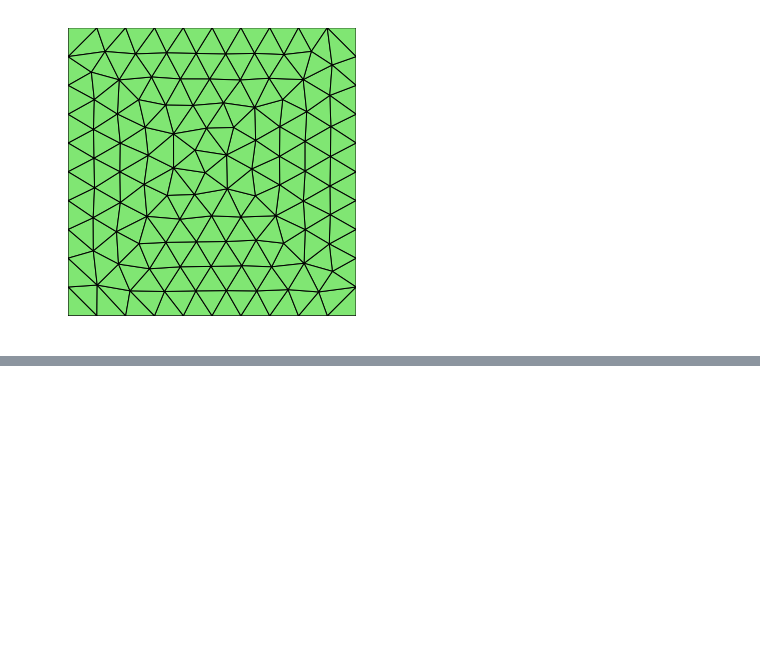
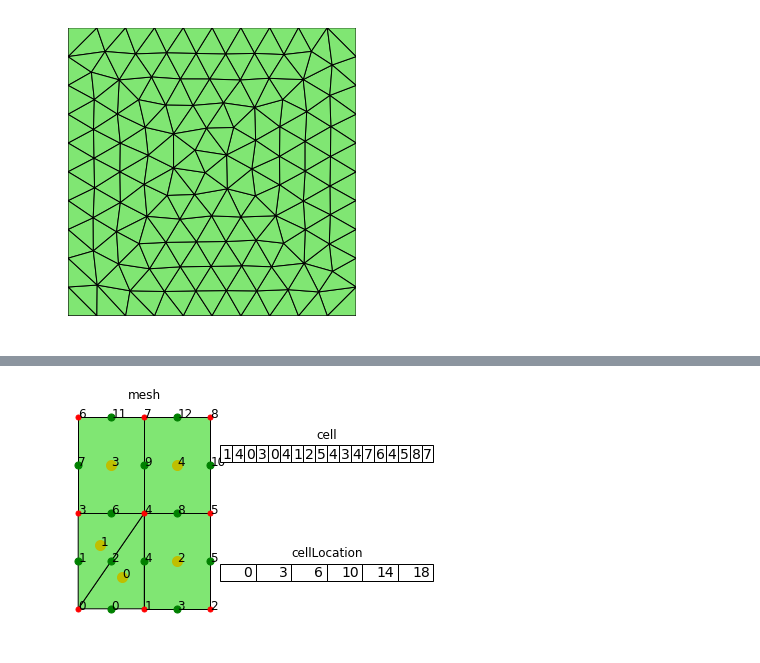
Before and after one commit to weihuayi/fealpy, a Jupyter notebook: doc/fealpybook/mesh.ipynb, the cells around one changed output, grey strips where cells are left out. Drawn from its saved outputs; the diff is of its cells as text; code cells hidden in the pictures; blank space fills up the shorter version.

```diff
--- a/doc/fealpybook/mesh.ipynb
+++ b/doc/fealpybook/mesh.ipynb
@@ -214,7 +255,7 @@ def labels(n):
     r = [str(i)+':' for i in range(n)]
     return r
 
-point = np.array([
+node = np.array([
     [0, 0],
     [1, 0],
     [2, 0],
@@ -226,37 +267,40 @@ point = np.array([
     [2, 2]], dtype=np.float)
 cell = np.array([1, 4, 0, 3, 0, 4, 1, 2, 5, 4, 3, 4, 7, 6, 4, 5, 8, 7], dtype=np.int)
 cellLocation = np.array([0, 3, 6, 10, 14, 18], dtype=np.int)
 
-mesh = PolygonMesh(point, cell, cellLocation)
-point = mesh.point
+mesh = PolygonMesh(node, cell, cellLocation)
+node = mesh.entity('node')
+edge = mesh.entity('edge')
 cell = mesh.ds.cell
 cellLocation = mesh.ds.cellLocation
 edge = mesh.ds.edge
 cell2edge = mesh.ds.cell_to_edge()
 edge2cell = mesh.ds.edge_to_cell()
 
 gs = gridspec.GridSpec(2, 2)
 axes = [plt.subplot(gs[:, 0]), plt.subplot(gs[0, 1]), plt.subplot(gs[1, 1])]
 mesh.add_plot(axes[0])
-mesh.find_point(axes[0], showindex=True, markersize=25, fontsize=12)
+mesh.find_node(axes[0], showindex=True, markersize=25, fontsize=12)
 mesh.find_edge(axes[0], showindex=True, markersize=50, fontsize=12)
 mesh.find_cell(axes[0], showindex=True, markersize=100, fontsize=12)
 axes[0].set_title('mesh', y=1)
 
 for ax in axes:
     ax.axis('tight')
     ax.axis('off')
 table = axes[1].table(cellText=cell.reshape(1, -1),  loc='center')
 axes[1].set_title('cell', y=0.6)
 table.set_fontsize(14)
 table.scale(1.4, 1.4)
 table = axes[2].table(cellText=cellLocation.reshape(1, -1), loc='center')
 axes[2].set_title('cellLocation', y=0.6)
 table.set_fontsize(14)
 table.scale(1.4, 1.4)
 #plt.tight_layout(pad=1, w_pad=0.5, h_pad=1)
-plt.savefig('/home/why/edgedata1.pdf')
+plt.savefig('/home/why/polyedgedata1.pdf')
 plt.show()
+# %% [output]
+[figure, added]
 # %%
 import numpy as np
 import mpl_toolkits.mplot3d as a3
```
Also changed, not shown: parts of 3 cells of this notebook, 12 other files.
